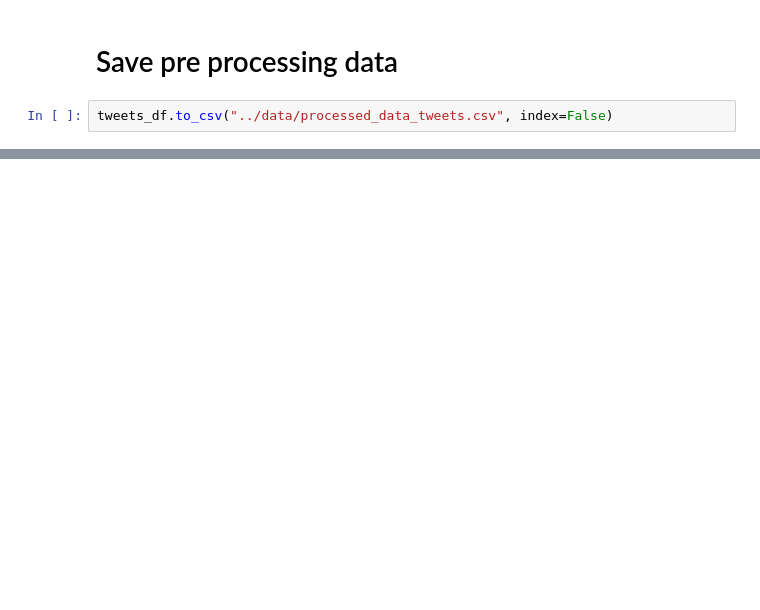
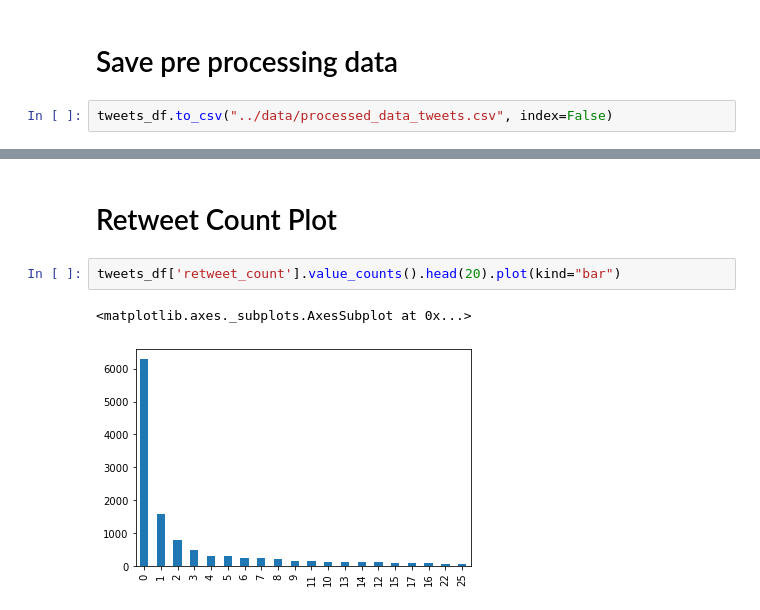
Before and after one commit to tesfayealex/Twitter-Data-Analysis, a Jupyter notebook: notebooks/Data exploration and pre-processing.ipynb, the cells around one changed output, grey strips where cells are left out. Cells and saved outputs as stored; diff of their text form; blank space fills up the shorter version.

```diff
--- a/notebooks/Data exploration and pre-processing.ipynb
+++ b/notebooks/Data exploration and pre-processing.ipynb
@@ -125,0 +240,7 @@ tweets_df.to_csv("../data/processed_data_tweets.csv", index=False)
+# %% [markdown]
+# Retweet Count Plot
+# %%
+tweets_df['retweet_count'].value_counts().head(20).plot(kind="bar")
+# %% [output]
+<matplotlib.axes._subplots.AxesSubplot at 0x...>
+[figure, added]
```
Also changed, not shown: parts of 29 cells of this notebook, 3 other files.
